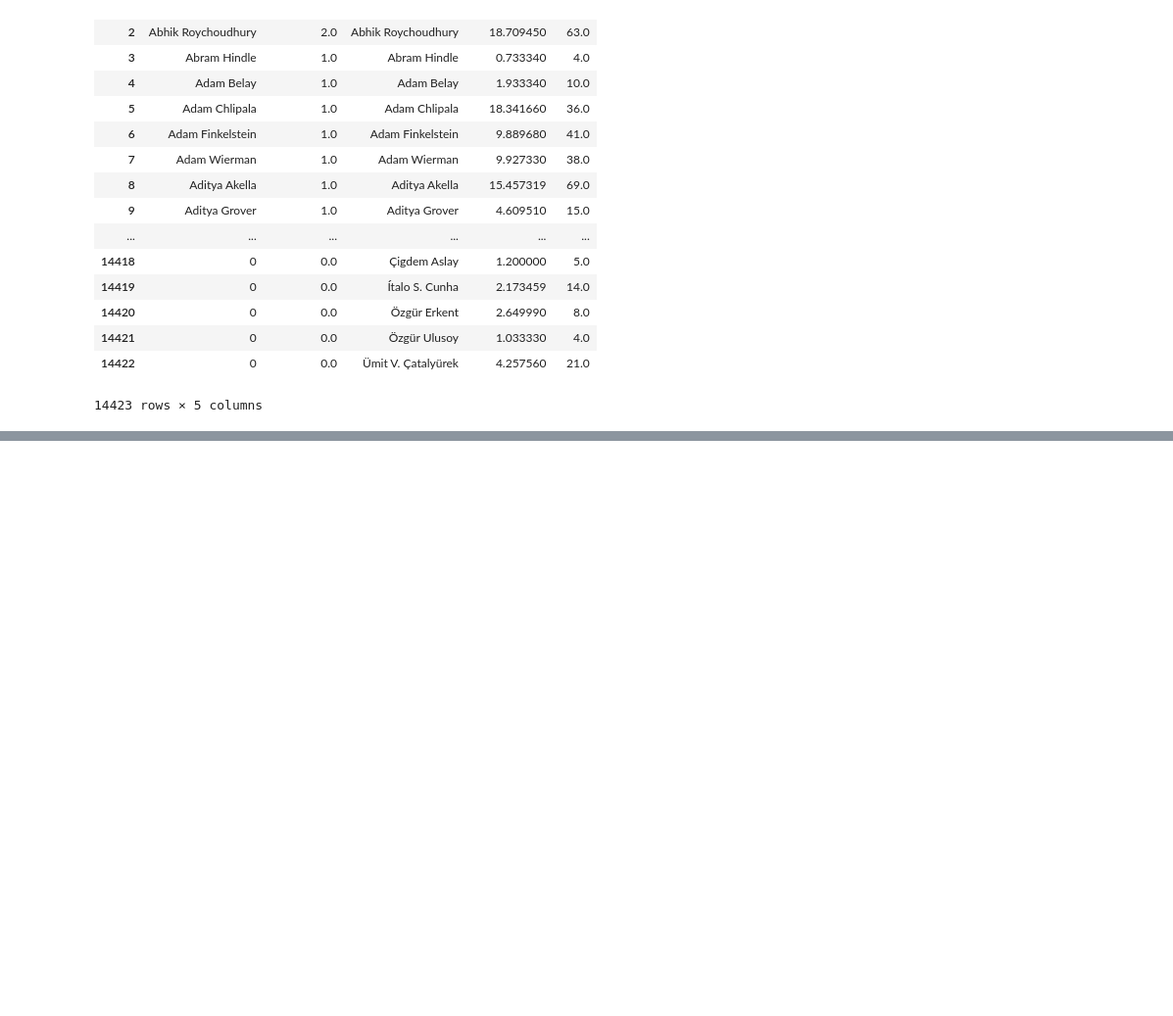
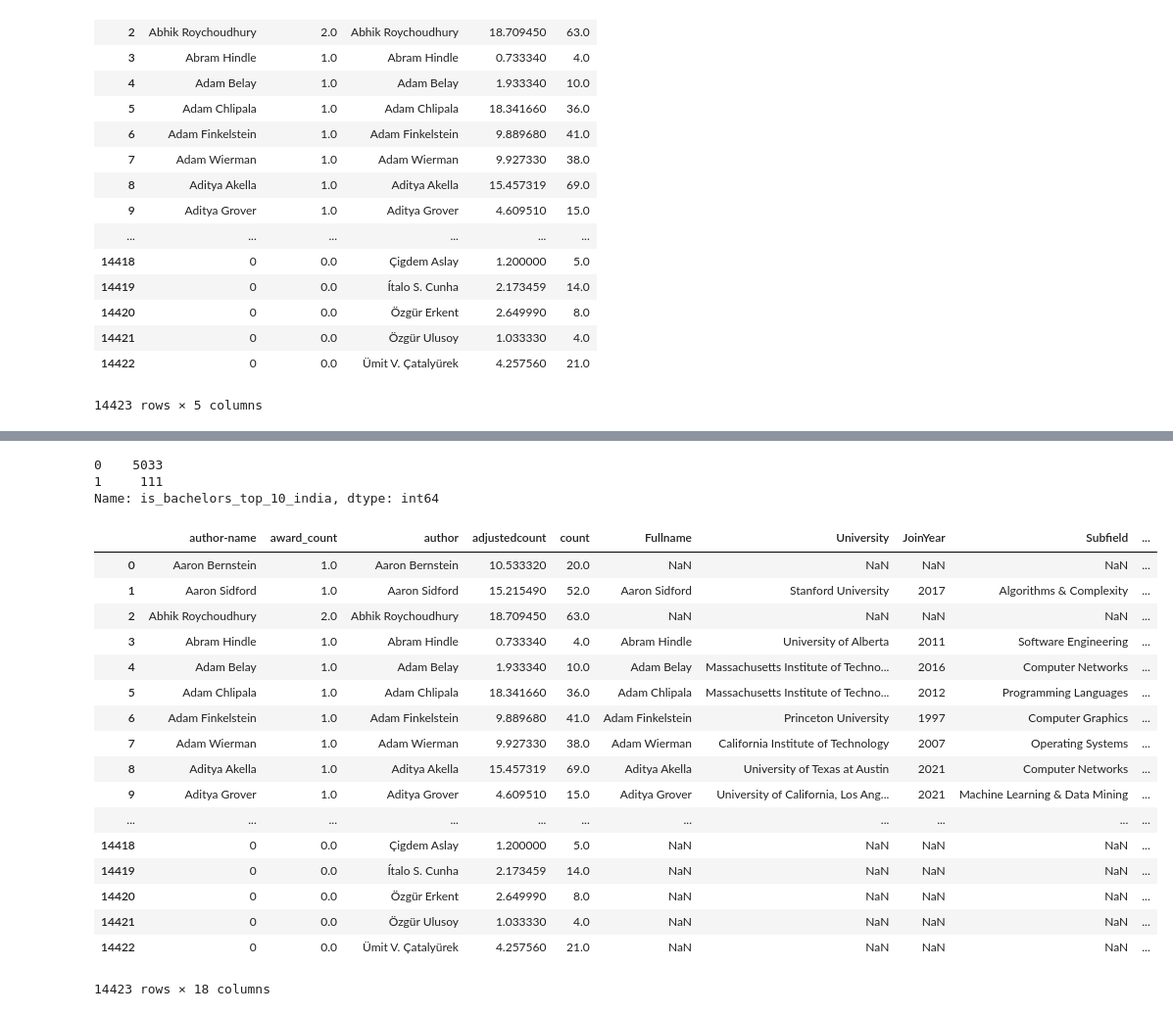
Before and after one commit to n8kim1/bright-future, a Jupyter notebook: src/Best Paper Prediction.ipynb, the cells around one changed output, grey strips where cells are left out. Shown at 98% size. Saved outputs shown, nothing was run; the diff lists cells and outputs as text; code cells hidden in the pictures; blank space fills up the shorter version.

Commit message:
best paper prediction alongside top prof

```diff
--- a/src/Best Paper Prediction.ipynb
+++ b/src/Best Paper Prediction.ipynb
@@ -259,0 +472,8 @@ Warnings:
+# %%
+df_prof["is_bachelors_top_10"] = df_prof["Bachelors"].isin(uni_rankings).astype(int)
+# %%
+df_prof["is_doctorate_top_10"] = df_prof["Doctorate"].isin(uni_rankings).astype(int)
+# %%
+df_prof["is_uni_top_10_india"] = df_prof["University"].isin(uni_rankings_india).astype(int)
+df_prof["is_bachelors_top_10_india"] = df_prof["Bachelors"].isin(uni_rankings_india).astype(int)
+df_prof["is_doctorate_top_10_india"] = df_prof["Doctorate"].isin(uni_rankings_india).astype(int)
@@ -259,0 +600,30 @@ Warnings:
+# %%
+df_prof.is_bachelors_top_10_india.value_counts()
+# %% [output]
+0    5033
+1     111
+Name: is_bachelors_top_10_india, dtype: int64
+# %%
+df_prof["in_dataset"] = 1
+# %%
+merged_df_full = merged_df.merge(df_prof, left_on='author-name', right_on='Fullname', how='left')
+merged_df_full
+# %% [output]
+|  | author-name | award_count | author | adjustedcount | count | Fullname | University | JoinYear | Subfield | ... |
+| 0 | Aaron Bernstein | 1.0 | Aaron Bernstein | 10.533320 | 20.0 | NaN | NaN | NaN | NaN | ... |
+| 1 | Aaron Sidford | 1.0 | Aaron Sidford | 15.215490 | 52.0 | Aaron Sidford | Stanford University | 2017 | Algorithms & Complexity | ... |
+| 2 | Abhik Roychoudhury | 2.0 | Abhik Roychoudhury | 18.709450 | 63.0 | NaN | NaN | NaN | NaN | ... |
+| 3 | Abram Hindle | 1.0 | Abram Hindle | 0.733340 | 4.0 | Abram Hindle | University of Alberta | 2011 | Software Engineering | ... |
+| 4 | Adam Belay | 1.0 | Adam Belay | 1.933340 | 10.0 | Adam Belay | Massachusetts Institute of Techno... | 2016 | Computer Networks | ... |
+| 5 | Adam Chlipala | 1.0 | Adam Chlipala | 18.341660 | 36.0 | Adam Chlipala | Massachusetts Institute of Techno... | 2012 | Programming Languages | ... |
+| 6 | Adam Finkelstein | 1.0 | Adam Finkelstein | 9.889680 | 41.0 | Adam Finkelstein | Princeton University | 1997 | Computer Graphics | ... |
+| 7 | Adam Wierman | 1.0 | Adam Wierman | 9.927330 | 38.0 | Adam Wierman | California Institute of Technology | 2007 | Operating Systems | ... |
+| 8 | Aditya Akella | 1.0 | Aditya Akella | 15.457319 | 69.0 | Aditya Akella | University of Texas at Austin | 2021 | Computer Networks | ... |
+| 9 | Aditya Grover | 1.0 | Aditya Grover | 4.609510 | 15.0 | Aditya Grover | University of California, Los Ang... | 2021 | Machine Learning & Data Mining | ... |
+| ... | ... | ... | ... | ... | ... | ... | ... | ... | ... | ... |
+| 14418 | 0 | 0.0 | Çigdem Aslay | 1.200000 | 5.0 | NaN | NaN | NaN | NaN | ... |
+| 14419 | 0 | 0.0 | Ítalo S. Cunha | 2.173459 | 14.0 | NaN | NaN | NaN | NaN | ... |
+| 14420 | 0 | 0.0 | Özgür Erkent | 2.649990 | 8.0 | NaN | NaN | NaN | NaN | ... |
+| 14421 | 0 | 0.0 | Özgür Ulusoy | 1.033330 | 4.0 | NaN | NaN | NaN | NaN | ... |
+| 14422 | 0 | 0.0 | Ümit V. Çatalyürek | 4.257560 | 21.0 | NaN | NaN | NaN | NaN | ... |
+14423 rows × 18 columns
```
Also changed, not shown: parts of 31 cells of this notebook.
